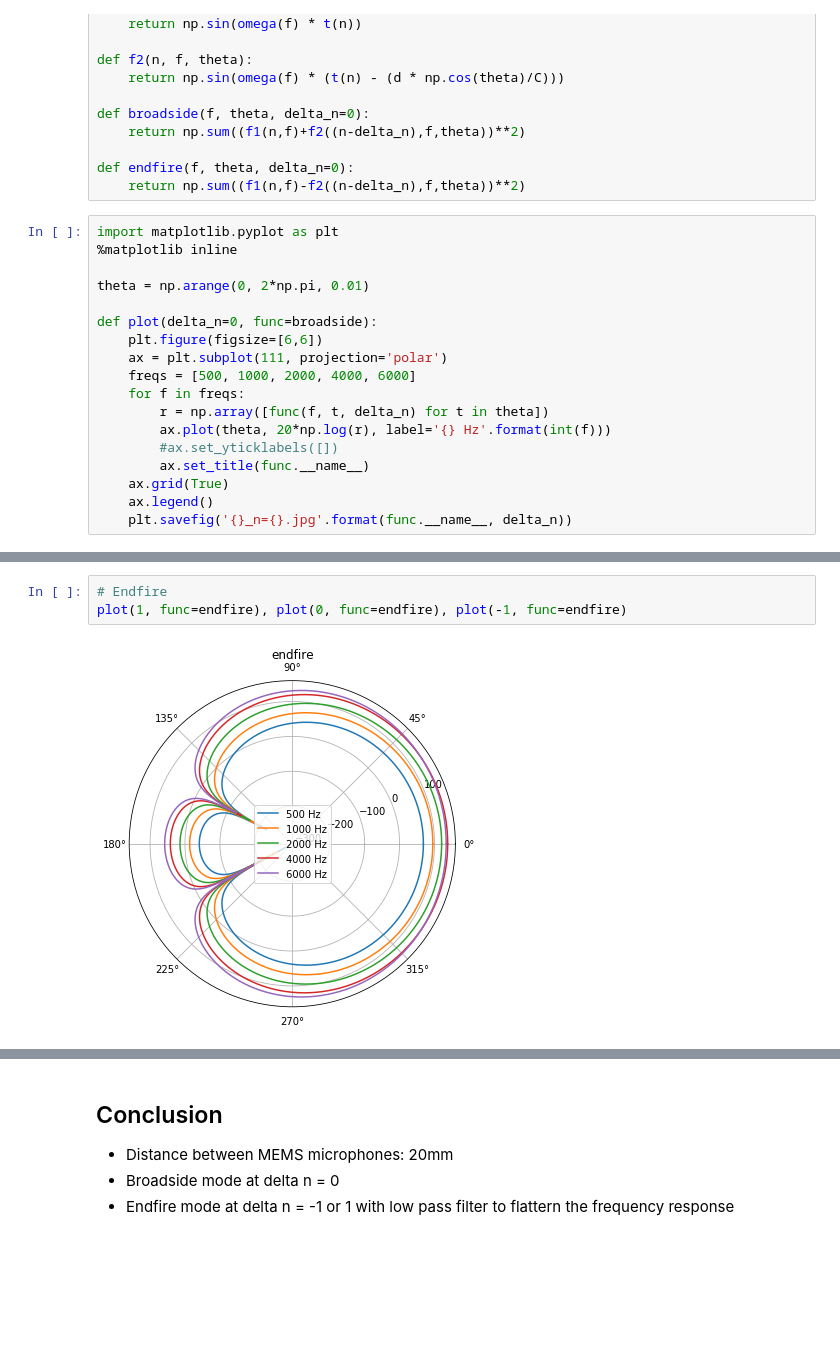
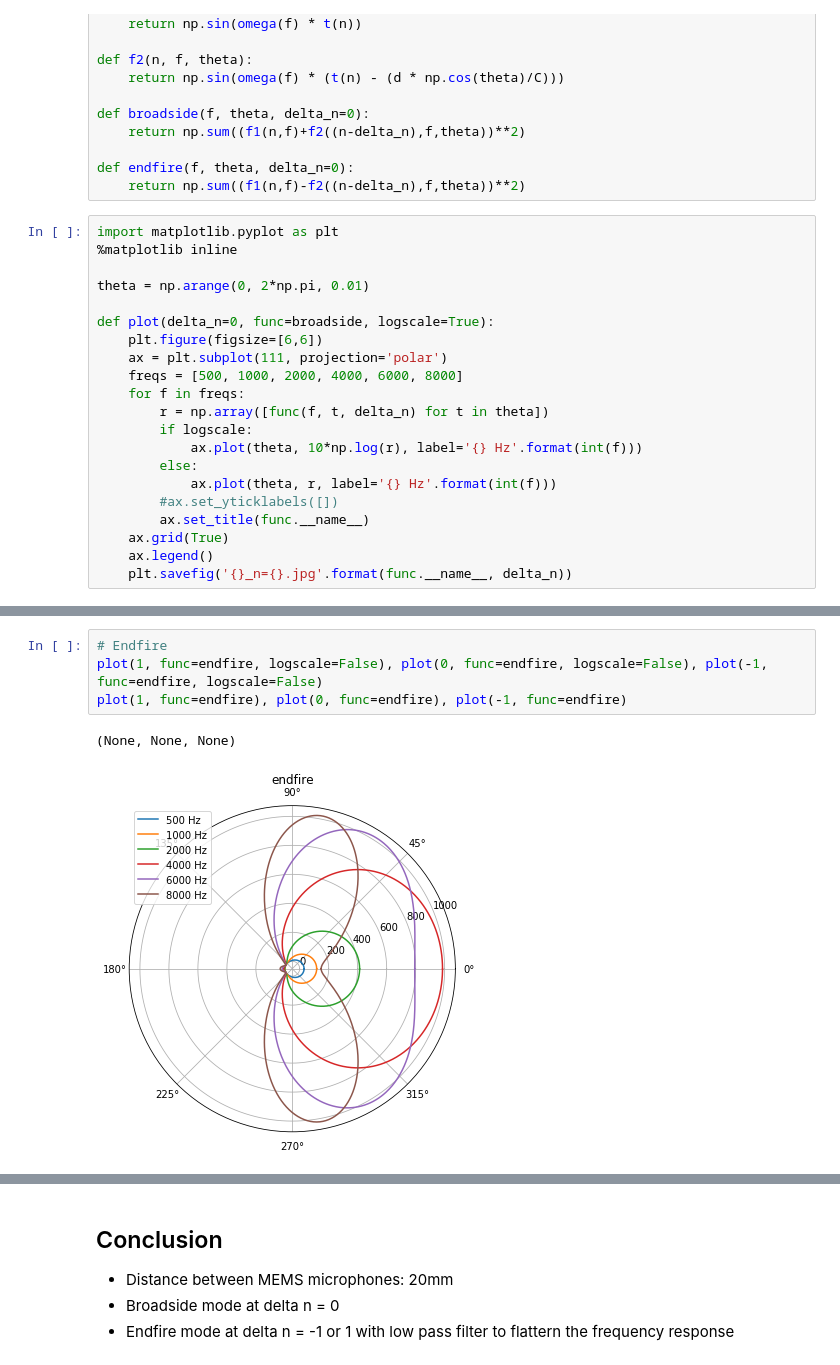
Before and after one commit to araobp/acoustic-features, a Jupyter notebook: ipynb/Beam forming.ipynb, the cells around one changed output, grey strips where cells are left out. Cells and saved outputs as stored; diff of their text form; blank space fills up the shorter version.

```diff
--- a/ipynb/Beam forming.ipynb
+++ b/ipynb/Beam forming.ipynb
@@ -107,13 +107,16 @@ import matplotlib.pyplot as plt
 
 theta = np.arange(0, 2*np.pi, 0.01)
 
-def plot(delta_n=0, func=broadside):
+def plot(delta_n=0, func=broadside, logscale=True):
     plt.figure(figsize=[6,6])
     ax = plt.subplot(111, projection='polar')
-    freqs = [500, 1000, 2000, 4000, 6000]
+    freqs = [500, 1000, 2000, 4000, 6000, 8000]
     for f in freqs:
         r = np.array([func(f, t, delta_n) for t in theta])
-        ax.plot(theta, 20*np.log(r), label='{} Hz'.format(int(f)))
+        if logscale:
+            ax.plot(theta, 10*np.log(r), label='{} Hz'.format(int(f)))
+        else:
+            ax.plot(theta, r, label='{} Hz'.format(int(f)))
         #ax.set_yticklabels([])
         ax.set_title(func.__name__)
     ax.grid(True)
@@ -130,5 +137,7 @@ plot(1), plot(0), plot(-1)
 # %%
 # Endfire
+plot(1, func=endfire, logscale=False), plot(0, func=endfire, logscale=False), plot(-1, func=endfire, logscale=False)
 plot(1, func=endfire), plot(0, func=endfire), plot(-1, func=endfire)
 # %% [output]
+(None, None, None)
-[figure, old version]
+[figure, new version]
```
Also changed, not shown: parts of 2 cells of this notebook, 6 other files.
